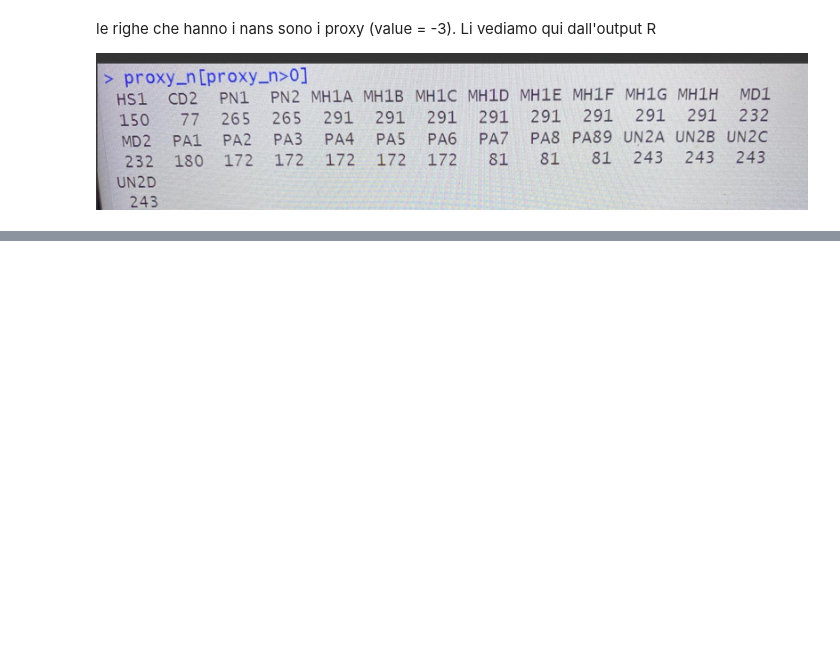
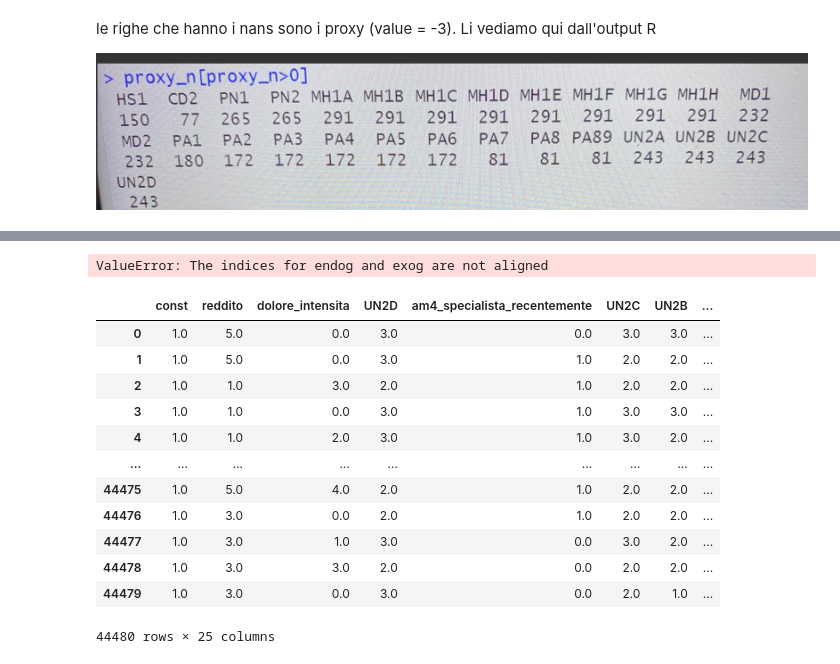
Before and after one commit to emanueleiacca/SL_ISTAT, a Jupyter notebook: Modelling.ipynb, the cells around one changed output, grey strips where cells are left out. Saved outputs shown, nothing was run; the diff lists cells and outputs as text; code cells hidden in the pictures; blank space fills up the shorter version.

```diff
--- a/Modelling.ipynb
+++ b/Modelling.ipynb
@@ -313,0 +986,4 @@ print(f"AUC (macro-average, Test Set): {auc:.3f}")
+# %%
+# Make RIP dummies from df['RIP'] (drop first to avoid collinearity)
+rip_dummies = pd.get_dummies(df['RIP'], prefix='RIP', drop_first=True)
+df = pd.concat([df, rip_dummies], axis=1)
@@ -313,0 +1170,36 @@ print(f"AUC (macro-average, Test Set): {auc:.3f}")
+# %%
+# 1. Compute valid mask for X_model (True for rows with no NaN)
+valid = X_model.notnull().all(axis=1)
+
+# 2. Make sure y is a pandas Series (if not, convert)
+if not isinstance(y, pd.Series):
+    y = pd.Series(y, index=X_model.index)
+
+# 3. Filter BOTH X_model and y using the same mask
+X_model_filt = X_model[valid].copy()
+y_filt = y[valid].copy()
+
+# 4. Reset index on both for perfect alignment
+X_model_filt = X_model_filt.reset_index(drop=True)
+y_filt = y_filt.reset_index(drop=True)
+
+# 5. Now you can safely combine for joint filtering if needed
+X_model_filt['__target__'] = y_filt
+
+# 6. If you want to drop NaNs in both (shouldn't be necessary now, but for safety):
+X_model_clean = X_model_filt.dropna().reset_index(drop=True)
+y_aligned = X_model_clean['__target__']
+X_model_aligned = X_model_clean.drop(columns='__target__')
+
+# 7. Proceed with modeling
+X_model_aligned = sm.add_constant(X_model_aligned)
+X_model_aligned = X_model_aligned.astype(float)
+
+if len(np.unique(y_aligned)) > 2:
+    model = sm.MNLogit(y_aligned, X_model_aligned)
+    result = model.fit()
+else:
+    model = sm.Logit(y_aligned, X_model_aligned)
+    result = model.fit()
+
+print(result.summary())
@@ -313,0 +1275,40 @@ print(f"AUC (macro-average, Test Set): {auc:.3f}")
+# %%
+# ... previous code for building X_model ...
+
+valid = X_model.notnull().all(axis=1)
+X_model = X_model[valid].reset_index(drop=True)
+
+if isinstance(y, pd.Series):
+    y_aligned = y.loc[valid].reset_index(drop=True)
+else:
+    y_aligned = pd.Series(np.array(y)[valid.values]).reset_index(drop=True)
+
+X_model = sm.add_constant(X_model)
+X_model = X_model.astype(float)
+
+if len(np.unique(y_aligned)) > 2:
+    model = sm.MNLogit(y_aligned, X_model)
+    result = model.fit()
+else:
+    model = sm.Logit(y_aligned, X_model)
+    result = model.fit()
+
+print(result.summary())
+# %% [output]
+ValueError: The indices for endog and exog are not aligned
+# %%
+X_model_aligned
+# %% [output]
+|  | const | reddito | dolore_intensita | UN2D | am4_specialista_recentemente | UN2C | UN2B | ... |
+| 0 | 1.0 | 5.0 | 0.0 | 3.0 | 0.0 | 3.0 | 3.0 | ... |
+| 1 | 1.0 | 5.0 | 0.0 | 3.0 | 1.0 | 2.0 | 2.0 | ... |
+| 2 | 1.0 | 1.0 | 3.0 | 2.0 | 1.0 | 2.0 | 2.0 | ... |
+| 3 | 1.0 | 1.0 | 0.0 | 3.0 | 1.0 | 3.0 | 3.0 | ... |
+| 4 | 1.0 | 1.0 | 2.0 | 3.0 | 1.0 | 3.0 | 2.0 | ... |
+| ... | ... | ... | ... | ... | ... | ... | ... | ... |
+| 44475 | 1.0 | 5.0 | 4.0 | 2.0 | 1.0 | 2.0 | 2.0 | ... |
+| 44476 | 1.0 | 3.0 | 0.0 | 2.0 | 1.0 | 2.0 | 2.0 | ... |
+| 44477 | 1.0 | 3.0 | 1.0 | 3.0 | 0.0 | 3.0 | 2.0 | ... |
+| 44478 | 1.0 | 3.0 | 3.0 | 2.0 | 0.0 | 2.0 | 2.0 | ... |
+| 44479 | 1.0 | 3.0 | 0.0 | 3.0 | 0.0 | 2.0 | 1.0 | ... |
+44480 rows × 25 columns
```
Also changed, not shown: parts of 47 cells of this notebook.
